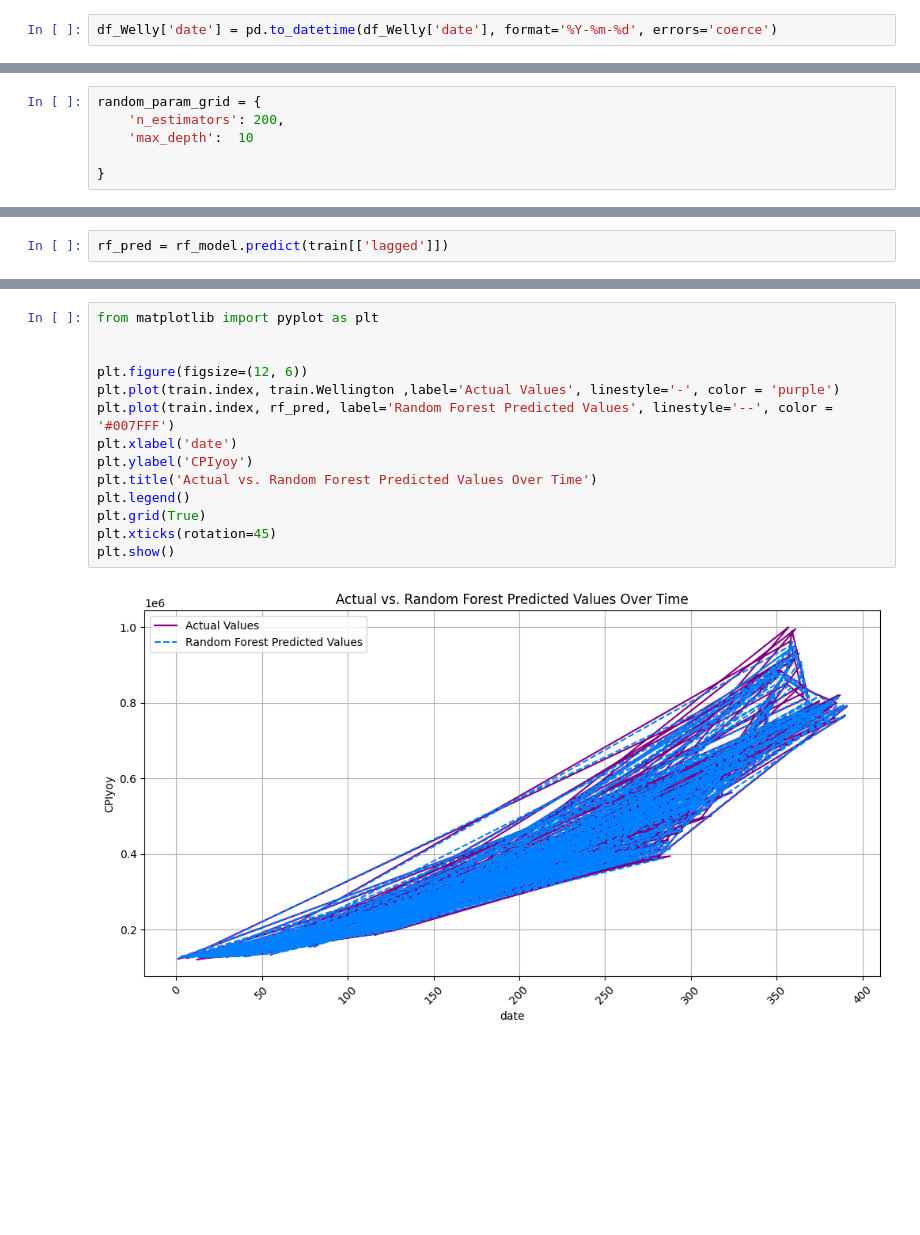
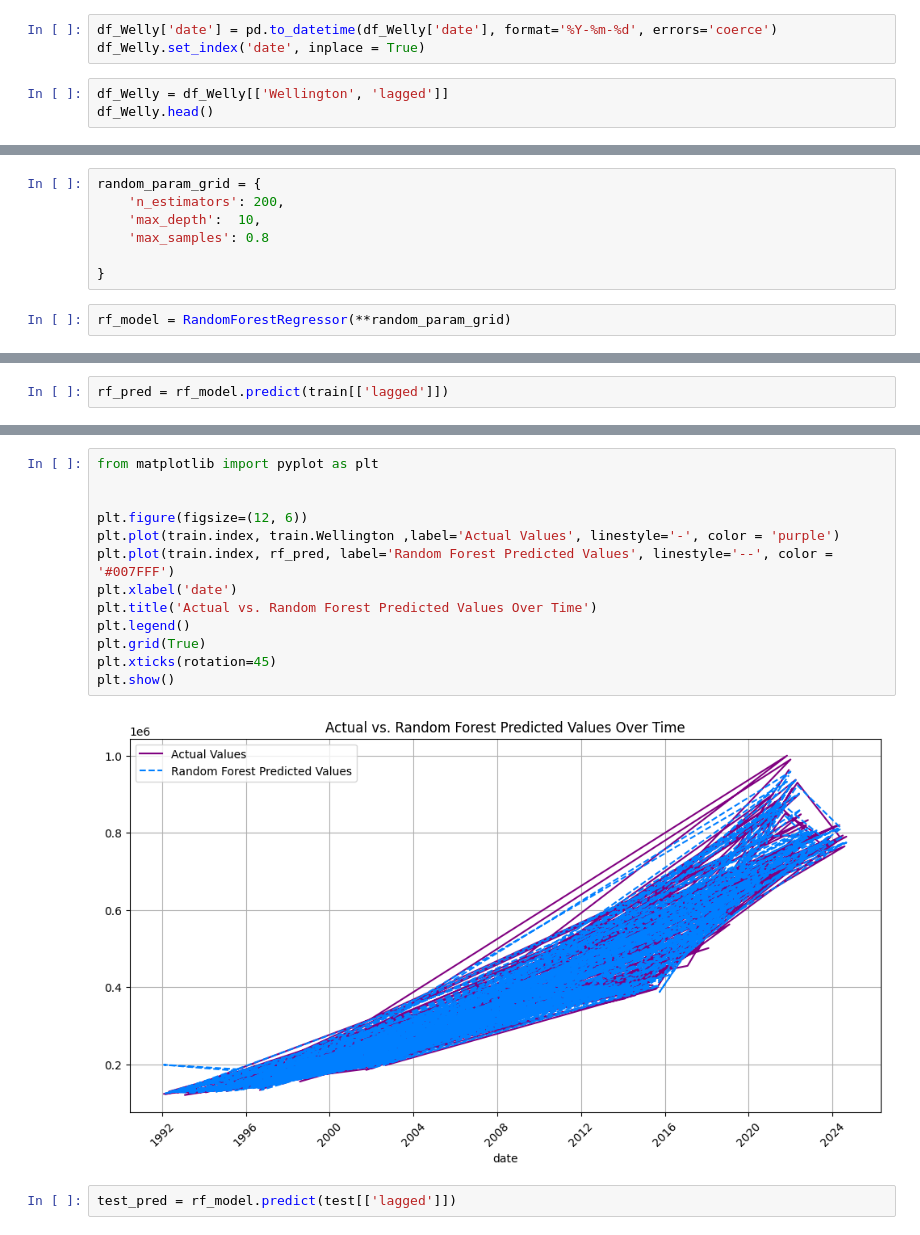
Before and after one commit to Sheepsta300/Machine-Learning-Project, a Jupyter notebook: Housing_Price_Predictor.ipynb, the cells around one changed output, grey strips where cells are left out. Cells and saved outputs as stored; diff of their text form; blank space fills up the shorter version.

```diff
--- a/Housing_Price_Predictor.ipynb
+++ b/Housing_Price_Predictor.ipynb
@@ -25,3 +27,7 @@ print(df_Welly)
 [392 rows x 4 columns]
 # %%
 df_Welly['date'] = pd.to_datetime(df_Welly['date'], format='%Y-%m-%d', errors='coerce')
+df_Welly.set_index('date', inplace = True)
+# %%
+df_Welly = df_Welly[['Wellington', 'lagged']]
+df_Welly.head()
@@ -205,9 +219,12 @@ rf_model = RandomForestRegressor(n_estimators = 100, random_state = 42)
 # %%
 random_param_grid = {
     'n_estimators': 200,
-    'max_depth':  10
+    'max_depth':  10,
+    'max_samples': 0.8
 
 }
+# %%
+rf_model = RandomForestRegressor(**random_param_grid)
 # %%
 rf_model.fit(train[['lagged']], train[['Wellington']])
 # %% [output]
@@ -232,16 +268,17 @@ print(rmse)
 # %%
 from matplotlib import pyplot as plt
 
 
 plt.figure(figsize=(12, 6))
 plt.plot(train.index, train.Wellington ,label='Actual Values', linestyle='-', color = 'purple')
 plt.plot(train.index, rf_pred, label='Random Forest Predicted Values', linestyle='--', color = '#007FFF')
 plt.xlabel('date')
-plt.ylabel('CPIyoy')
 plt.title('Actual vs. Random Forest Predicted Values Over Time')
 plt.legend()
 plt.grid(True)
 plt.xticks(rotation=45)
 plt.show()
 # %% [output]
-[figure, old version]
+[figure, new version]
+# %%
+test_pred = rf_model.predict(test[['lagged']])
```
Also changed, not shown: parts of 54 cells of this notebook.
